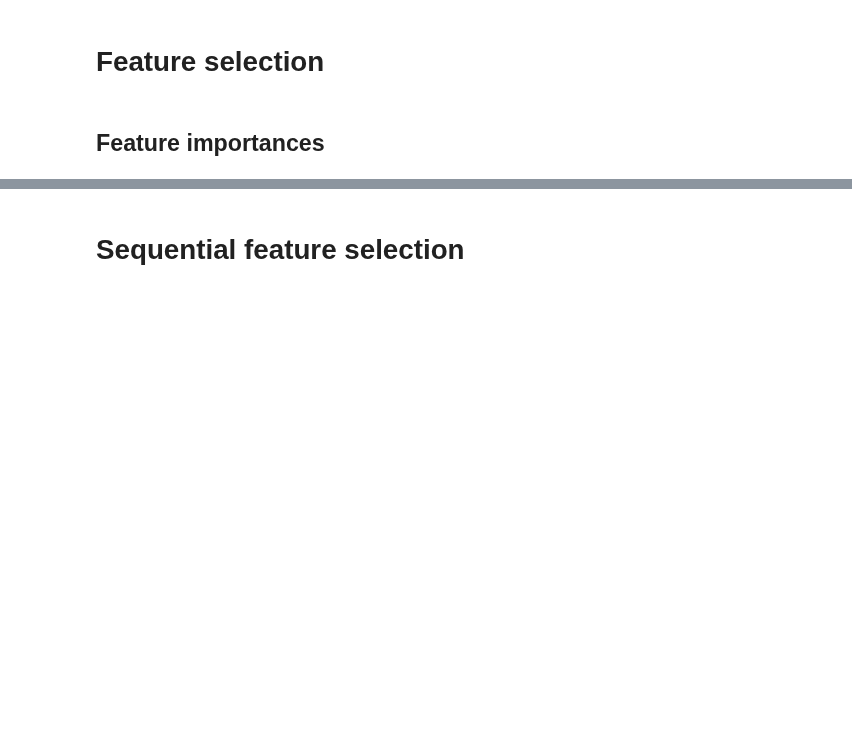
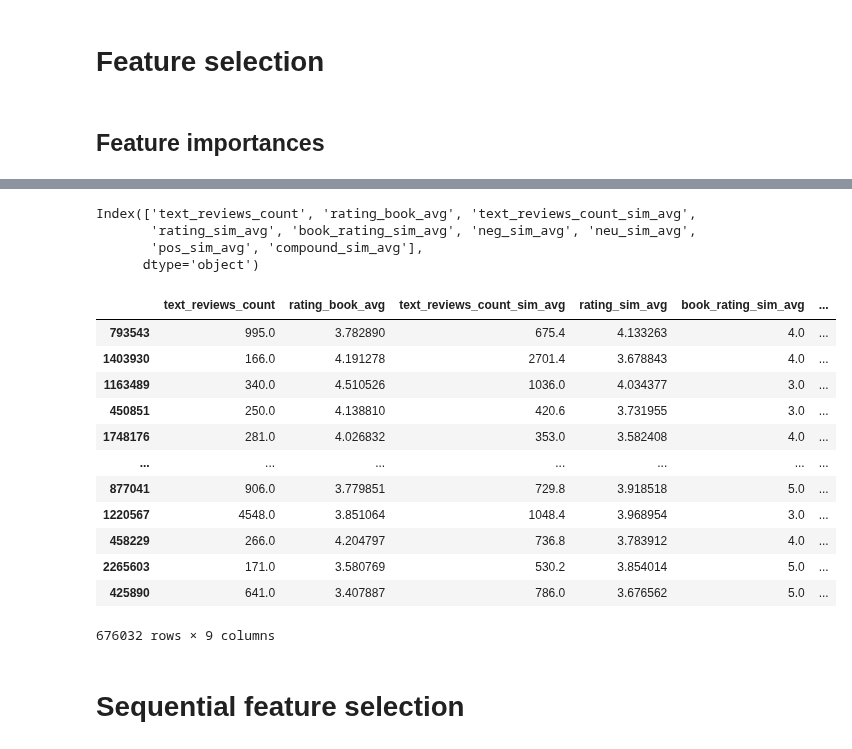
Before and after one commit to Pomichal/oznal-project, a Jupyter notebook: notebooks/Training.ipynb, the cells around one changed output, grey strips where cells are left out. Cells and saved outputs as stored; diff of their text form; code cells hidden in the pictures; blank space fills up the shorter version.

```diff
--- a/notebooks/Training.ipynb
+++ b/notebooks/Training.ipynb
@@ -117,3 +114,26 @@ array([0.65735515, 0.03204051, 0.02614551, 0.02982603, 0.02235519,
+# %%
+X_train.columns
+# %% [output]
+Index(['text_reviews_count', 'rating_book_avg', 'text_reviews_count_sim_avg',
+       'rating_sim_avg', 'book_rating_sim_avg', 'neg_sim_avg', 'neu_sim_avg',
+       'pos_sim_avg', 'compound_sim_avg'],
+      dtype='object')
+# %%
+X_train
+# %% [output]
+|  | text_reviews_count | rating_book_avg | text_reviews_count_sim_avg | rating_sim_avg | book_rating_sim_avg | ... |
+| 793543 | 995.0 | 3.782890 | 675.4 | 4.133263 | 4.0 | ... |
+| 1403930 | 166.0 | 4.191278 | 2701.4 | 3.678843 | 4.0 | ... |
+| 1163489 | 340.0 | 4.510526 | 1036.0 | 4.034377 | 3.0 | ... |
+| 450851 | 250.0 | 4.138810 | 420.6 | 3.731955 | 3.0 | ... |
+| 1748176 | 281.0 | 4.026832 | 353.0 | 3.582408 | 4.0 | ... |
+| ... | ... | ... | ... | ... | ... | ... |
+| 877041 | 906.0 | 3.779851 | 729.8 | 3.918518 | 5.0 | ... |
+| 1220567 | 4548.0 | 3.851064 | 1048.4 | 3.968954 | 3.0 | ... |
+| 458229 | 266.0 | 4.204797 | 736.8 | 3.783912 | 4.0 | ... |
+| 2265603 | 171.0 | 3.580769 | 530.2 | 3.854014 | 5.0 | ... |
+| 425890 | 641.0 | 3.407887 | 786.0 | 3.676562 | 5.0 | ... |
+676032 rows × 9 columns
 # %% [markdown]
 # Sequential feature selection
 # %%
```
Also changed, not shown: parts of 22 cells of this notebook.
